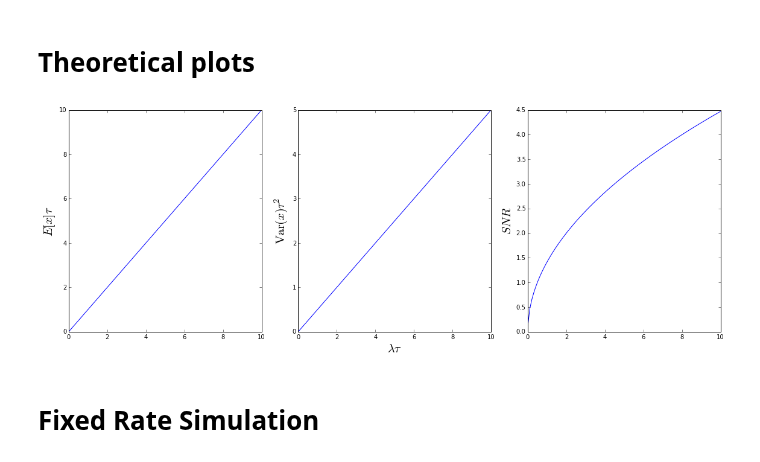
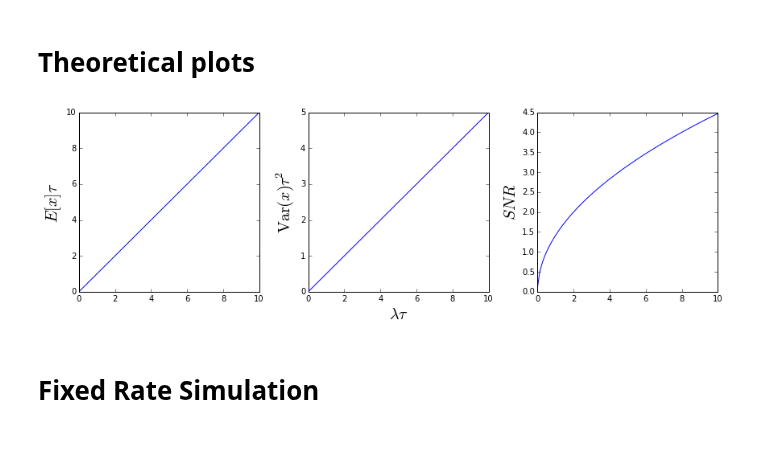
Before and after one commit to samfok/notebooks, a Jupyter notebook: synapse/synapse_SNR_poisson.ipynb, the cells around one changed output. Cells and saved outputs as stored; diff of their text form; code cells hidden in the pictures.

```diff
--- a/synapse/synapse_SNR_poisson.ipynb
+++ b/synapse/synapse_SNR_poisson.ipynb
@@ -140,24 +139,24 @@ def get_snr(mu, var):
 # %%
 tau = .01
 lam = np.linspace(1,1000,100)
 e_x = th_mean(lam)
 var_x = th_var(lam, tau)
 snr_x = th_snr(lam, tau)
 
-fig = plt.figure(figsize=(16,6))
+fig = plt.figure(figsize=(12,4))
 plt.subplot(131)
 plt.plot(lam*tau, e_x*tau, 'b')
 plt.ylabel(r'$E[x]\tau$', fontsize=20)
 plt.subplot(132)
 plt.plot(lam*tau, var_x*tau**2, 'b')
 plt.xlabel(r'$\lambda\tau$', fontsize=20);
 plt.ylabel(r'$\operatorname{Var}(x)\tau^2$', fontsize=20)
 plt.subplot(133)
 plt.plot(lam*tau, snr_x, 'b')
 plt.ylabel(r'$SNR$', fontsize=20)
 plt.tight_layout()
 # %% [output]
-[figure, old version]
+[figure, new version]
 # %% [markdown]
 # Fixed Rate Simulation
 # %%
```
Also changed, not shown: parts of 3 cells of this notebook.
